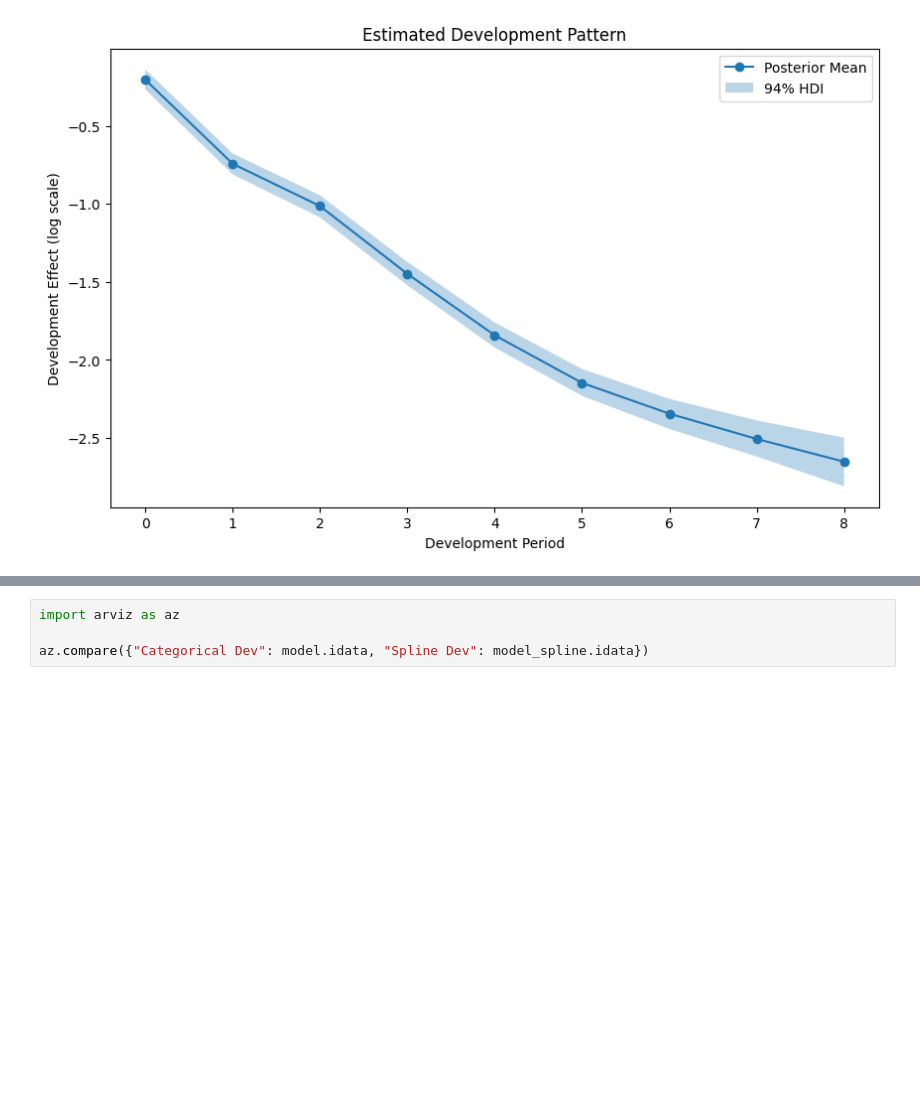
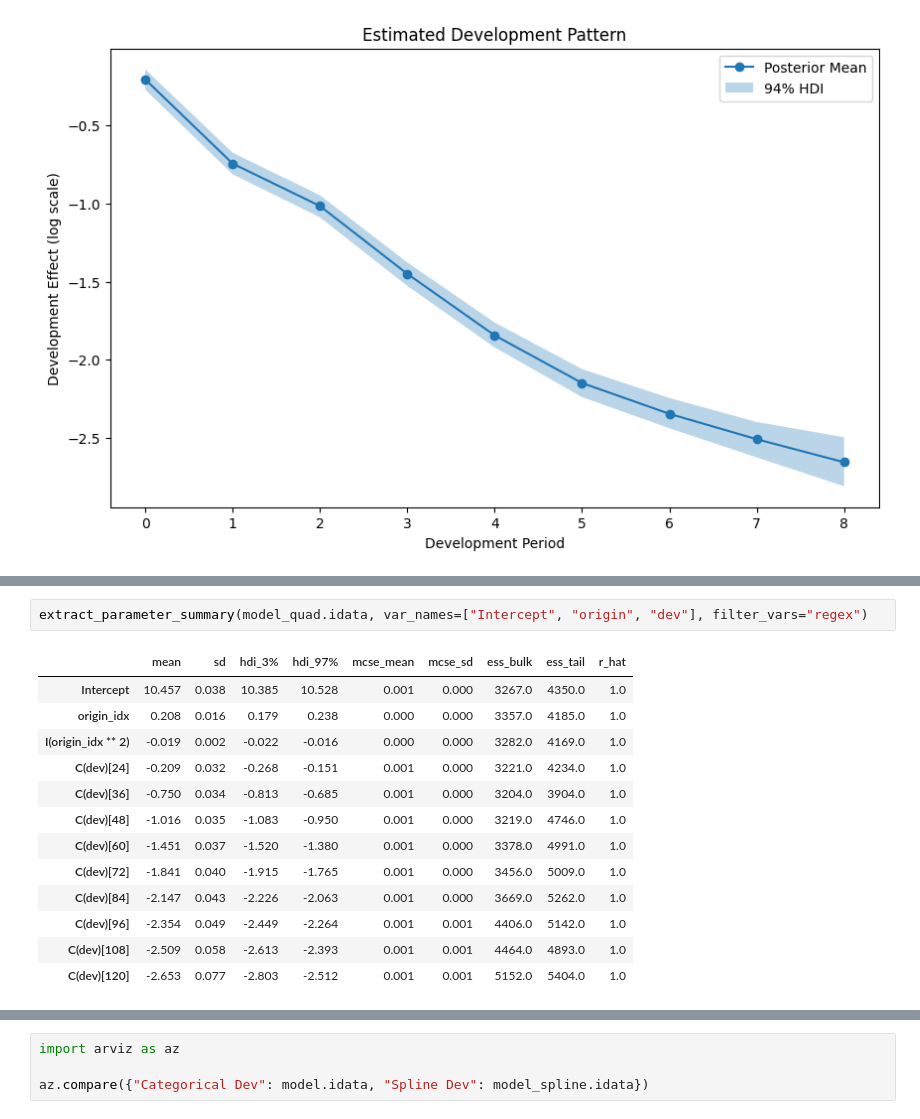
Before and after one commit to problemofpoints/bayesianchainladder, a Jupyter notebook: references/test-notebook.ipynb, the cells around one changed output, grey strips where cells are left out. Cells and saved outputs as stored; diff of their text form; blank space fills up the shorter version.

```diff
--- a/references/test-notebook.ipynb
+++ b/references/test-notebook.ipynb
@@ -139,0 +171,16 @@ Sampling 4 chains for 1_000 tune and 2_000 draw iterations (4_000 + 8_000 draws
+# %%
+extract_parameter_summary(model_quad.idata, var_names=["Intercept", "origin", "dev"], filter_vars="regex")
+# %% [output]
+|  | mean | sd | hdi_3% | hdi_97% | mcse_mean | mcse_sd | ess_bulk | ess_tail | r_hat |
+| Intercept | 10.457 | 0.038 | 10.385 | 10.528 | 0.001 | 0.000 | 3267.0 | 4350.0 | 1.0 |
+| origin_idx | 0.208 | 0.016 | 0.179 | 0.238 | 0.000 | 0.000 | 3357.0 | 4185.0 | 1.0 |
+| I(origin_idx ** 2) | -0.019 | 0.002 | -0.022 | -0.016 | 0.000 | 0.000 | 3282.0 | 4169.0 | 1.0 |
+| C(dev)[24] | -0.209 | 0.032 | -0.268 | -0.151 | 0.001 | 0.000 | 3221.0 | 4234.0 | 1.0 |
+| C(dev)[36] | -0.750 | 0.034 | -0.813 | -0.685 | 0.001 | 0.000 | 3204.0 | 3904.0 | 1.0 |
+| C(dev)[48] | -1.016 | 0.035 | -1.083 | -0.950 | 0.001 | 0.000 | 3219.0 | 4746.0 | 1.0 |
+| C(dev)[60] | -1.451 | 0.037 | -1.520 | -1.380 | 0.001 | 0.000 | 3378.0 | 4991.0 | 1.0 |
+| C(dev)[72] | -1.841 | 0.040 | -1.915 | -1.765 | 0.001 | 0.000 | 3456.0 | 5009.0 | 1.0 |
+| C(dev)[84] | -2.147 | 0.043 | -2.226 | -2.063 | 0.001 | 0.000 | 3669.0 | 5262.0 | 1.0 |
+| C(dev)[96] | -2.354 | 0.049 | -2.449 | -2.264 | 0.001 | 0.001 | 4406.0 | 5142.0 | 1.0 |
+| C(dev)[108] | -2.509 | 0.058 | -2.613 | -2.393 | 0.001 | 0.001 | 4464.0 | 4893.0 | 1.0 |
+| C(dev)[120] | -2.653 | 0.077 | -2.803 | -2.512 | 0.001 | 0.001 | 5152.0 | 5404.0 | 1.0 |
```
Also changed, not shown: parts of 9 cells of this notebook, 1 other file.
